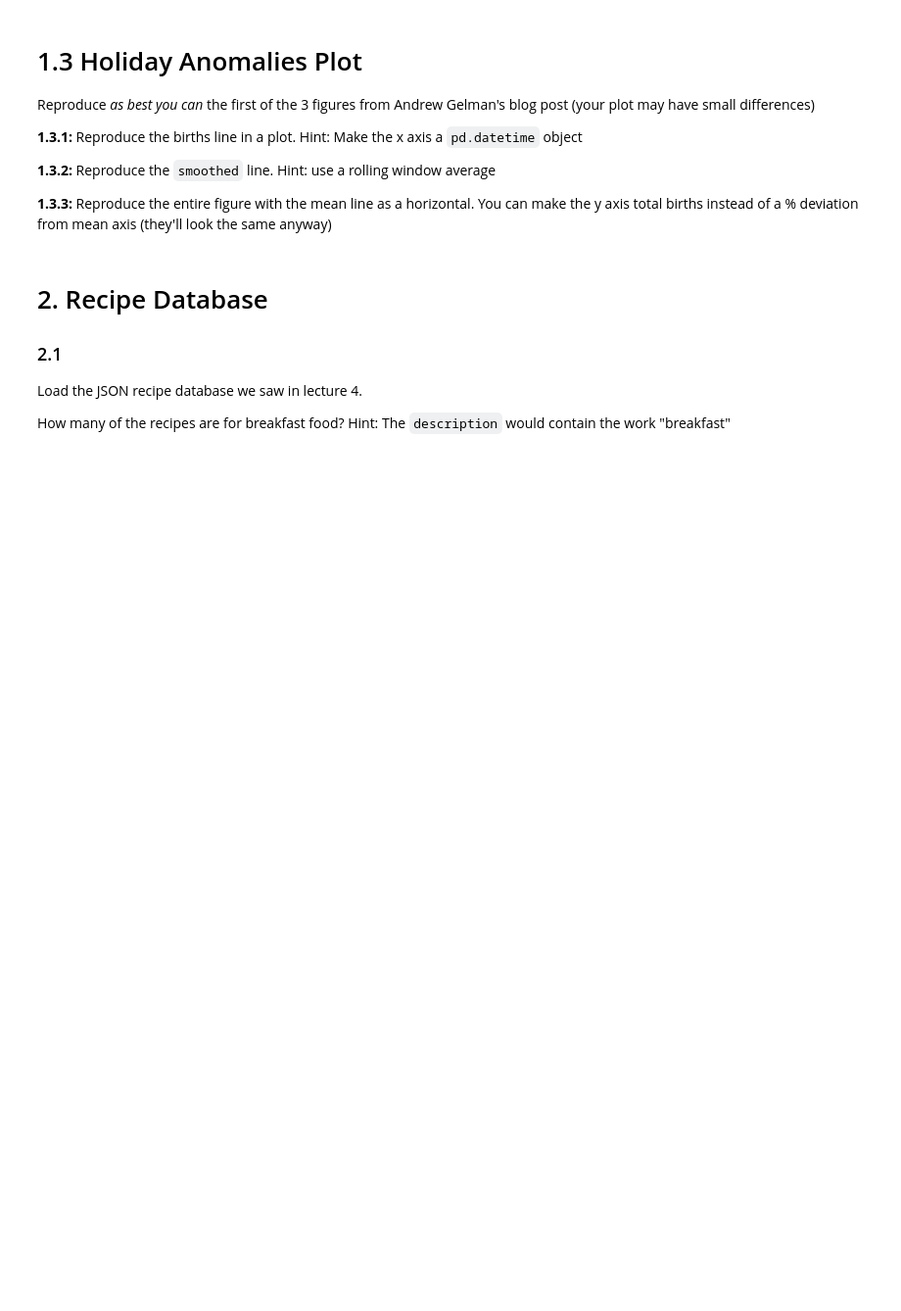
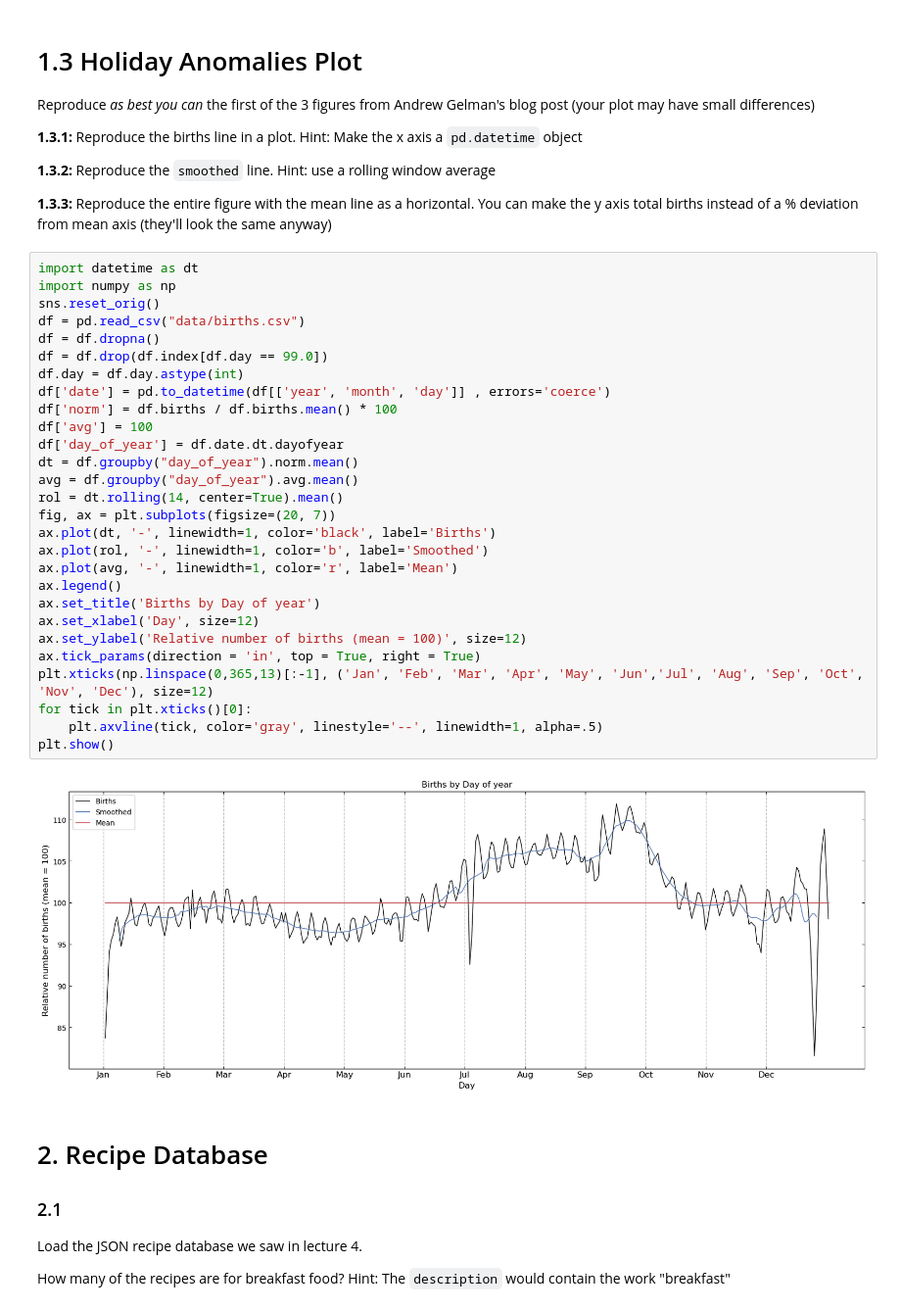
Before and after one commit to cb-ds-1/m2-3-exploration, a Jupyter notebook: workshop.ipynb, the cells around one changed output. Shown: that part at 98% size. Saved outputs shown, nothing was run; the diff lists cells and outputs as text; blank space fills up the shorter version.

```diff
--- a/workshop.ipynb
+++ b/workshop.ipynb
@@ -28,6 +49,36 @@ Reproduce *as best you can* the first of the 3 figures from Andrew Gelman's blog
 **1.3.2:** Reproduce the `smoothed` line. Hint: use a rolling window average
 
 **1.3.3:** Reproduce the entire figure with the mean line as a horizontal. You can make the y axis total births instead of a % deviation from mean axis (they'll look the same anyway)
+# %%
+import datetime as dt
+import numpy as np
+sns.reset_orig()
+df = pd.read_csv("data/births.csv")
+df = df.dropna()
+df = df.drop(df.index[df.day == 99.0])
+df.day = df.day.astype(int)
+df['date'] = pd.to_datetime(df[['year', 'month', 'day']] , errors='coerce')
+df['norm'] = df.births / df.births.mean() * 100
+df['avg'] = 100
+df['day_of_year'] = df.date.dt.dayofyear
+dt = df.groupby("day_of_year").norm.mean()
+avg = df.groupby("day_of_year").avg.mean()
+rol = dt.rolling(14, center=True).mean()
+fig, ax = plt.subplots(figsize=(20, 7))
+ax.plot(dt, '-', linewidth=1, color='black', label='Births')
+ax.plot(rol, '-', linewidth=1, color='b', label='Smoothed')
+ax.plot(avg, '-', linewidth=1, color='r', label='Mean')
+ax.legend()
+ax.set_title('Births by Day of year')
+ax.set_xlabel('Day', size=12)
+ax.set_ylabel('Relative number of births (mean = 100)', size=12)
+ax.tick_params(direction = 'in', top = True, right = True)
+plt.xticks(np.linspace(0,365,13)[:-1], ('Jan', 'Feb', 'Mar', 'Apr', 'May', 'Jun','Jul', 'Aug', 'Sep', 'Oct', 'Nov', 'Dec'), size=12)
+for tick in plt.xticks()[0]:
+    plt.axvline(tick, color='gray', linestyle='--', linewidth=1, alpha=.5)
+plt.show()
+# %% [output]
+[figure, added]
 # %% [markdown]
 # 2. Recipe Database
 
```
Also changed, not shown: parts of 10 cells of this notebook.
